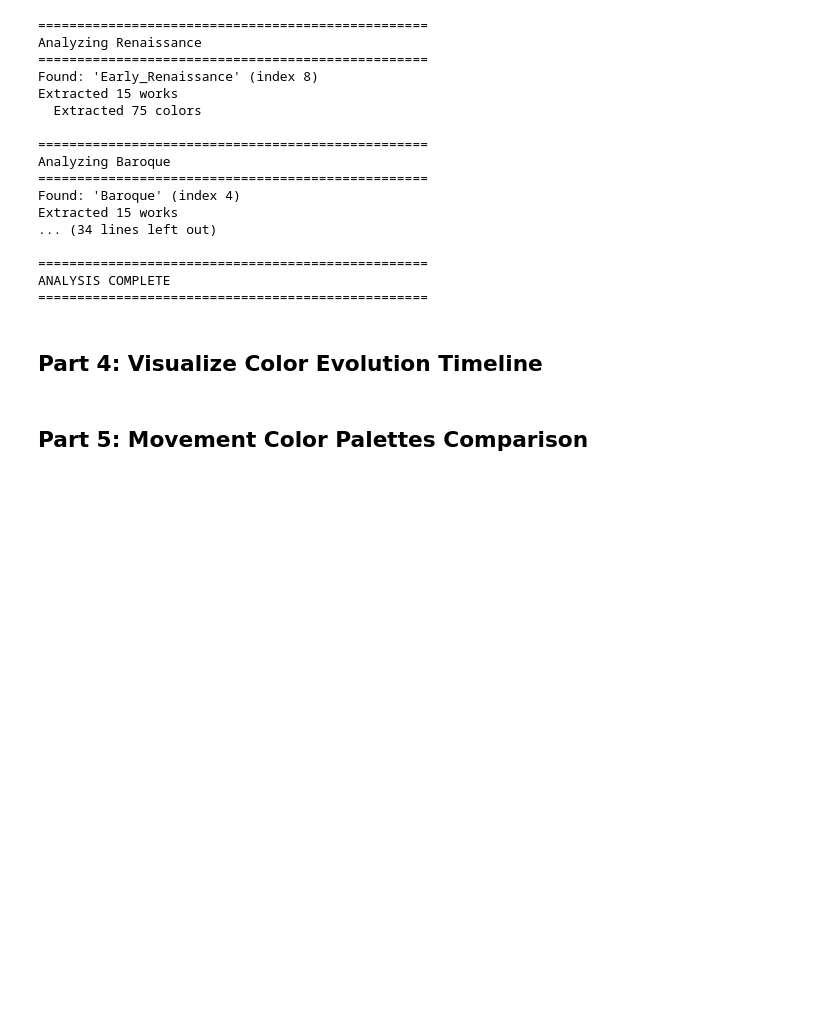
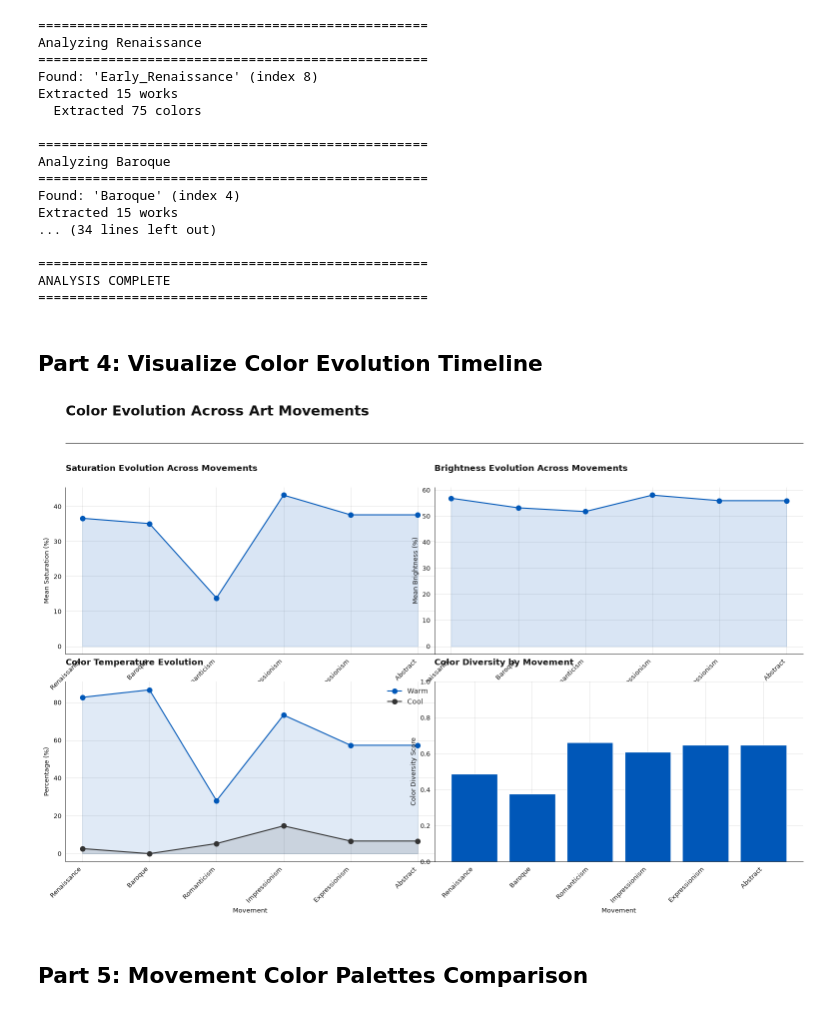
Before and after one commit to MichailSemoglou/renoir, a Jupyter notebook: examples/color_analysis/08_movement_color_evolution.ipynb, the cells around one changed output. Saved outputs shown, nothing was run; the diff lists cells and outputs as text; code cells hidden in the pictures; blank space fills up the shorter version.

```diff
--- a/examples/color_analysis/08_movement_color_evolution.ipynb
+++ b/examples/color_analysis/08_movement_color_evolution.ipynb
@@ -194,62 +192,48 @@ ANALYSIS COMPLETE
 # %%
 # Create evolution visualization
 if movement_stats:
-    fig, axes = plt.subplots(2, 2, figsize=(16, 12))
-
+    fig = create_figure('Color Evolution Across Art Movements', figsize=(16, 10))
     movements_order = [m[1] for m in movements if m[1] in movement_stats]
     x = list(range(len(movements_order)))
 
-    # 1. Saturation Evolution
-    ax = axes[0, 0]
+    ax = add_panel(fig, 0, 1.25, 6, 3.0, 'Saturation Evolution Across Movements')
     sats = [movement_stats[m]['saturation'] for m in movements_order]
-    ax.plot(x, sats, 'o-', linewidth=2, markersize=10, color='#9b59b6')
-    ax.fill_between(x, sats, alpha=0.3, color='#9b59b6')
+    ax.plot(x, sats, 'o-', linewidth=1.5, markersize=7, color=ACCENT)
+    ax.fill_between(x, sats, alpha=0.15, color=ACCENT)
+    style_axis(ax, 'Movement', 'Mean Saturation (%)')
     ax.set_xticks(x)
     ax.set_xticklabels(movements_order, rotation=45, ha='right')
-    ax.set_ylabel('Mean Saturation (%)')
-    ax.set_title('Saturation Evolution Across Movements', fontsize=14, fontweight='bold')
-    ax.grid(True, alpha=0.3)
 
-    # 2. Brightness Evolution
-    ax = axes[0, 1]
+    ax = add_panel(fig, 6, 1.25, 6, 3.0, 'Brightness Evolution Across Movements')
     brights = [movement_stats[m]['brightness'] for m in movements_order]
-    ax.plot(x, brights, 'o-', linewidth=2, markersize=10, color='#f39c12')
-    ax.fill_between(x, brights, alpha=0.3, color='#f39c12')
+    ax.plot(x, brights, 'o-', linewidth=1.5, markersize=7, color=ACCENT)
+    ax.fill_between(x, brights, alpha=0.15, color=ACCENT)
+    style_axis(ax, 'Movement', 'Mean Brightness (%)')
     ax.set_xticks(x)
     ax.set_xticklabels(movements_order, rotation=45, ha='right')
-    ax.set_ylabel('Mean Brightness (%)')
-    ax.set_title('Brightness Evolution Across Movements', fontsize=14, fontweight='bold')
-    ax.grid(True, alpha=0.3)
 
-    # 3. Warm vs Cool Evolution
-    ax = axes[1, 0]
+    ax = add_panel(fig, 0, 4.75, 6, 3.25, 'Color Temperature Evolution')
     warm = [movement_stats[m]['warm_pct'] for m in movements_order]
     cool = [movement_stats[m]['cool_pct'] for m in movements_order]
-    ax.plot(x, warm, 'o-', linewidth=2, markersize=10, color='#ff6b6b', label='Warm')
-    ax.plot(x, cool, 'o-', linewidth=2, markersize=10, color='#4ecdc4', label='Cool')
-    ax.fill_between(x, warm, alpha=0.2, color='#ff6b6b')
-    ax.fill_between(x, cool, alpha=0.2, color='#4ecdc4')
+    ax.plot(x, warm, 'o-', linewidth=1.5, markersize=7, color=ACCENT, label='Warm')
+    ax.plot(x, cool, 'o-', linewidth=1.5, markersize=7, color='#333333', label='Cool')
+    ax.fill_between(x, warm, alpha=0.12, color=ACCENT)
+    ax.fill_between(x, cool, alpha=0.12, color='#333333')
+    style_axis(ax, 'Movement', 'Percentage (%)')
     ax.set_xticks(x)
     ax.set_xticklabels(movements_order, rotation=45, ha='right')
-    ax.set_ylabel('Percentage (%)')
-    ax.set_title('Color Temperature Evolution', fontsize=14, fontweight='bold')
-    ax.legend()
-    ax.grid(True, alpha=0.3)
+    ax.legend(frameon=False)
 
-    # 4. Color Diversity Evolution
-    ax = axes[1, 1]
+    ax = add_panel(fig, 6, 4.75, 6, 3.25, 'Color Diversity by Movement')
     divs = [movement_stats[m]['diversity'] for m in movements_order]
-    bars = ax.bar(x, divs, color=plt.cm.viridis(np.linspace(0, 1, len(movements_order))))
+    bars = ax.bar(x, divs, color=ACCENT)
+    style_axis(ax, 'Movement', 'Color Diversity Score')
     ax.set_xticks(x)
     ax.set_xticklabels(movements_order, rotation=45, ha='right')
-    ax.set_ylabel('Color Diversity Score')
-    ax.set_title('Color Diversity by Movement', fontsize=14, fontweight='bold')
     ax.set_ylim(0, 1)
-    ax.grid(axis='y', alpha=0.3)
-
-    plt.suptitle('Color Evolution Across Art Movements', fontsize=18, fontweight='bold', y=1.02)
-    plt.tight_layout()
     plt.show()
+# %% [output]
+[figure, added]
 # %% [markdown]
 ## Part 5: Movement Color Palettes Comparison
 # %%
```
Also changed, not shown: parts of 4 cells of this notebook, 21 other files.
